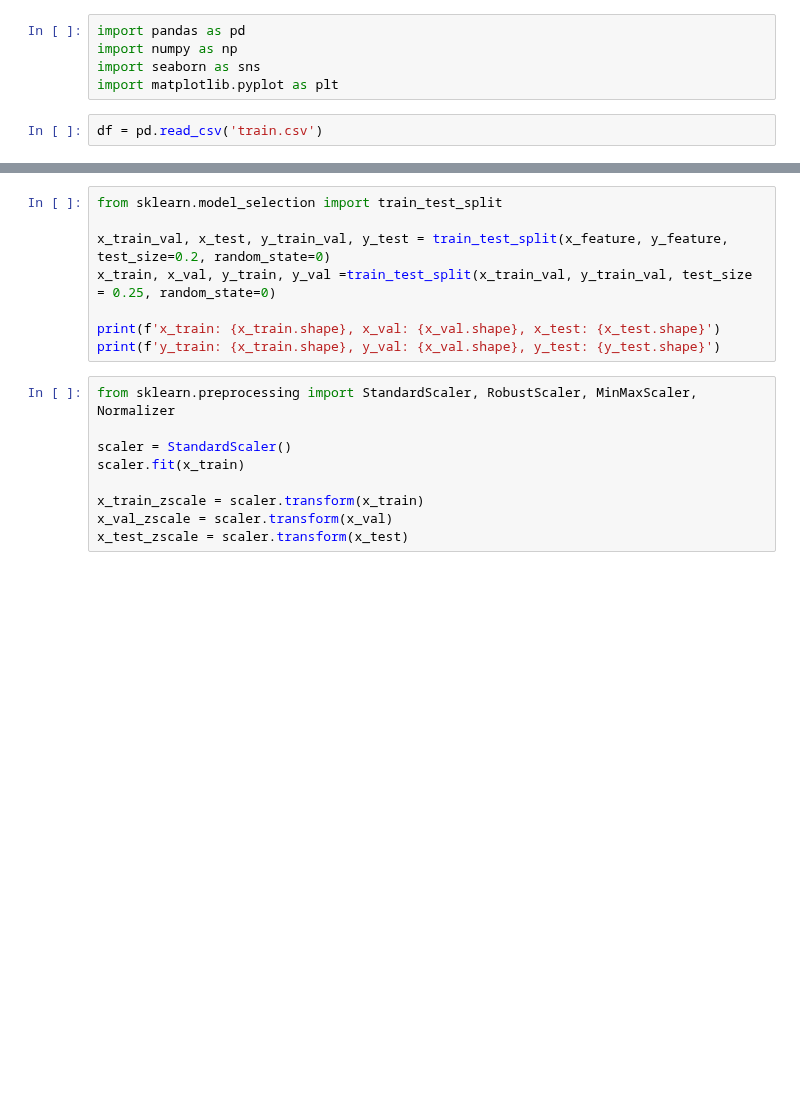
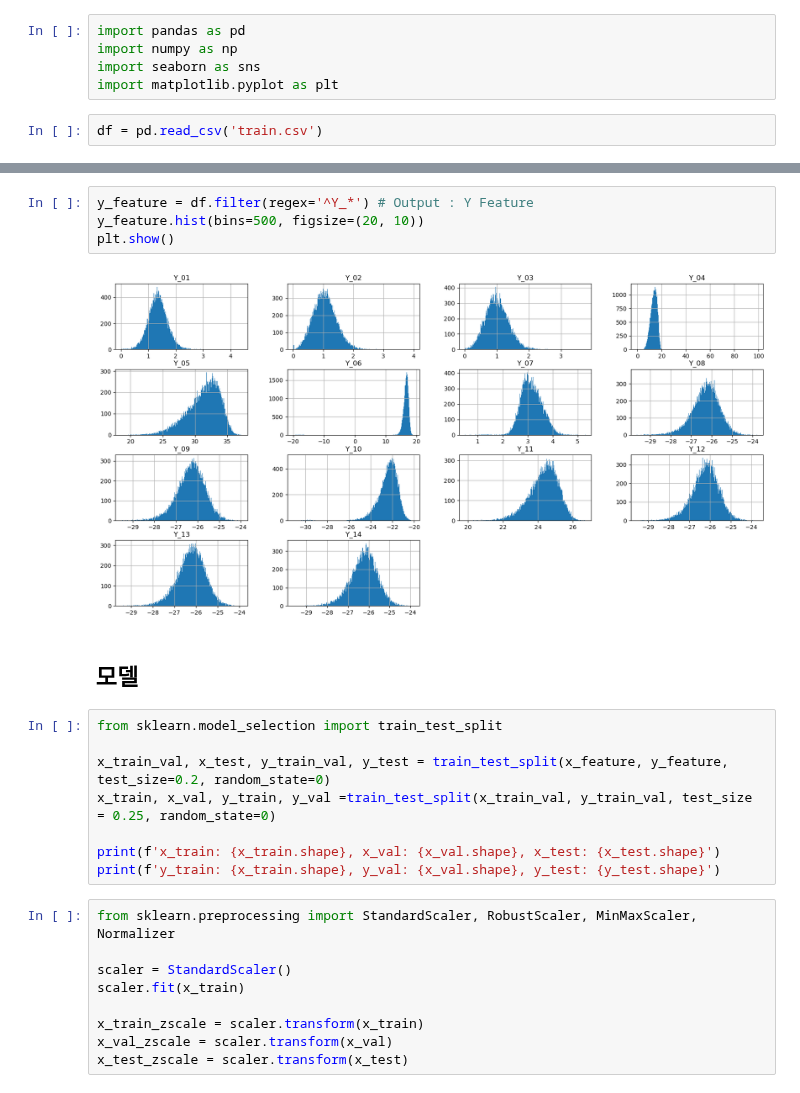
Before and after one commit to rkdeowk/STUDY, a Jupyter notebook: AI/sohui/data/Radar.ipynb, the cells around one changed output, grey strips where cells are left out. Saved outputs shown, nothing was run; the diff lists cells and outputs as text; blank space fills up the shorter version.

```diff
--- a/AI/sohui/data/Radar.ipynb
+++ b/AI/sohui/data/Radar.ipynb
@@ -44,3 +228,11 @@ y_feature = df.filter(regex='^Y_*') # Output : Y Feature
+# %%
+y_feature = df.filter(regex='^Y_*') # Output : Y Feature
+y_feature.hist(bins=500, figsize=(20, 10))
+plt.show()
+# %% [output]
+[figure, added]
+# %% [markdown]
+## **모델**
 # %%
 from sklearn.model_selection import train_test_split
 
```
Also changed, not shown: parts of 36 cells of this notebook.
